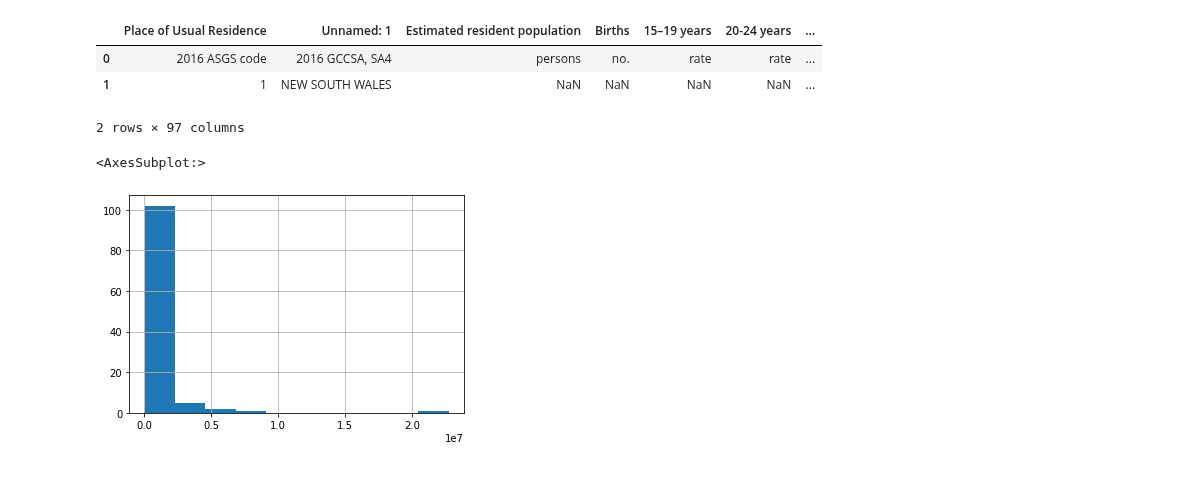
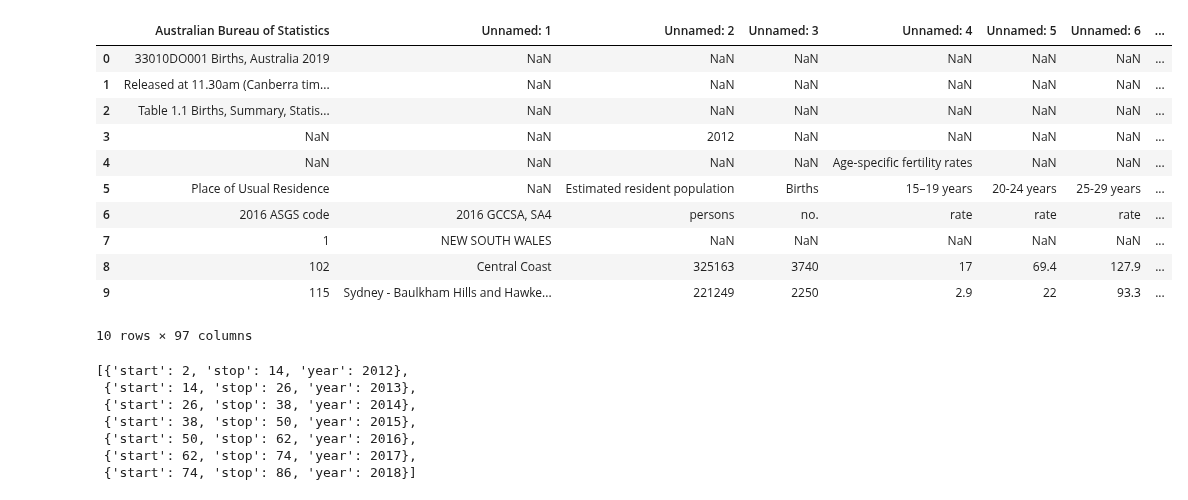
Before and after one commit to maeghandoherty/data_project, a Jupyter notebook: Data_Project.ipynb, the cells around one changed output. Saved outputs shown, nothing was run; the diff lists cells and outputs as text; code cells hidden in the pictures.

```diff
--- a/Data_Project.ipynb
+++ b/Data_Project.ipynb
@@ -3,16 +7,40 @@
 # %%
-import pandas as pd
-
-df = pd.read_excel("33010DO001_2019_ST_AUST.xlsx", sheet_name="Table 1.1", skiprows=6)
-df.head(2)
+init_df = pd.read_excel(
+    "33010DO001_2019_ST_AUST.xlsx", sheet_name="Table 1.1"
+)  # , skiprows=6)
+init_df.head(10)
 # %% [output]
-|  | Place of Usual Residence | Unnamed: 1 | Estimated resident population | Births | 15–19 years | 20-24 years | ... |
-| 0 | 2016 ASGS code | 2016 GCCSA, SA4 | persons | no. | rate | rate | ... |
-| 1 | 1 | NEW SOUTH WALES | NaN | NaN | NaN | NaN | ... |
+|  | Australian Bureau of Statistics | Unnamed: 1 | Unnamed: 2 | Unnamed: 3 | Unnamed: 4 | Unnamed: 5 | Unnamed: 6 | ... |
+| 0 | 33010DO001 Births, Australia 2019 | NaN | NaN | NaN | NaN | NaN | NaN | ... |
+| 1 | Released at 11.30am (Canberra tim... | NaN | NaN | NaN | NaN | NaN | NaN | ... |
+| 2 | Table 1.1 Births, Summary, Statis... | NaN | NaN | NaN | NaN | NaN | NaN | ... |
+| 3 | NaN | NaN | 2012 | NaN | NaN | NaN | NaN | ... |
+| 4 | NaN | NaN | NaN | NaN | Age-specific fertility rates | NaN | NaN | ... |
+| 5 | Place of Usual Residence | NaN | Estimated resident population | Births | 15–19 years | 20-24 years | 25-29 years | ... |
+| 6 | 2016 ASGS code | 2016 GCCSA, SA4 | persons | no. | rate | rate | rate | ... |
+| 7 | 1 | NEW SOUTH WALES | NaN | NaN | NaN | NaN | NaN | ... |
+| 8 | 102 | Central Coast | 325163 | 3740 | 17 | 69.4 | 127.9 | ... |
+| 9 | 115 | Sydney - Baulkham Hills and Hawke... | 221249 | 2250 | 2.9 | 22 | 93.3 | ... |
-2 rows × 97 columns
+10 rows × 97 columns
-# %%
-df.drop([0], axis=0, inplace=True)
-df["Estimated resident population"].hist()
-# %% [output]
-<AxesSubplot:>
-[figure, removed]
+# %%
+this_one = 0
+last_one = -1
+windows = []
+int_index = 0
+for i, x in init_df.loc[3].iteritems():
+    int_index += 1
+    if type(x) is int:
+        last_one = this_one
+        this_one = int_index
+        windows.append({"start": last_one-1, "stop": this_one - 1, "year": x-1})
+        # print(i, x)
+windows.pop(0)  # remove the first one
+windows
+# %% [output]
+[{'start': 2, 'stop': 14, 'year': 2012},
+ {'start': 14, 'stop': 26, 'year': 2013},
+ {'start': 26, 'stop': 38, 'year': 2014},
+ {'start': 38, 'stop': 50, 'year': 2015},
+ {'start': 50, 'stop': 62, 'year': 2016},
+ {'start': 62, 'stop': 74, 'year': 2017},
+ {'start': 74, 'stop': 86, 'year': 2018}]
```
Also changed, not shown: parts of 7 cells of this notebook, 3 other files.
